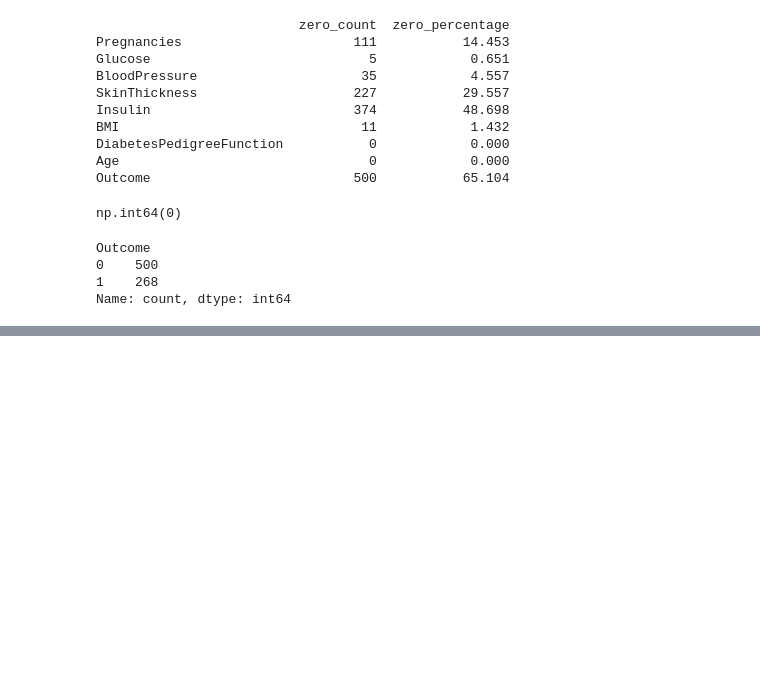
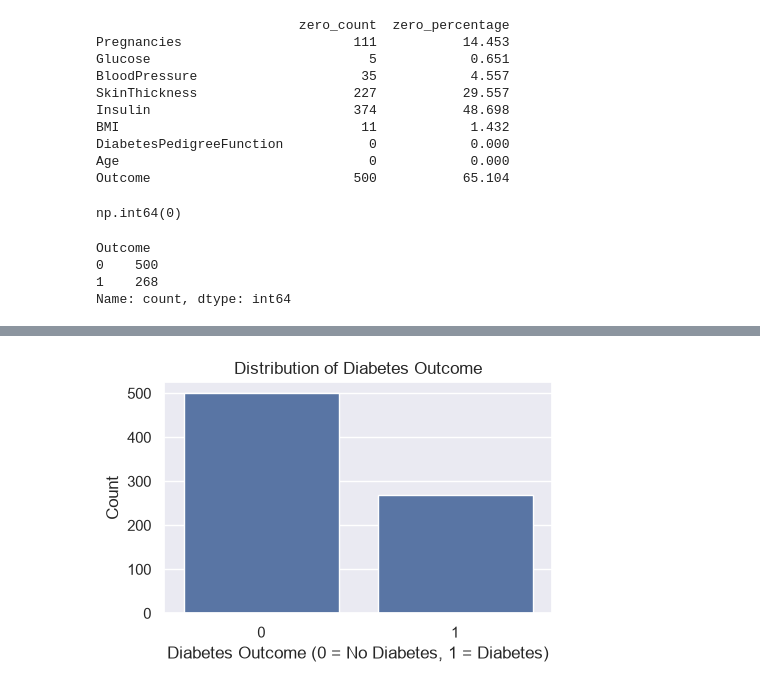
Before and after one commit to Dilshan7704/Medical-Healthcare-Assistant, a Jupyter notebook: notebook_file/Diabetes_Prediction.ipynb, the cells around one changed output, grey strips where cells are left out. Cells and saved outputs as stored; diff of their text form; code cells hidden in the pictures; blank space fills up the shorter version.

```diff
--- a/notebook_file/Diabetes_Prediction.ipynb
+++ b/notebook_file/Diabetes_Prediction.ipynb
@@ -134,0 +161,10 @@ Name: count, dtype: int64
+# %%
+#countplot for target variable
+plt.figure(figsize=(5,3))
+sns.countplot(x='Outcome', data=df)
+plt.title('Distribution of Diabetes Outcome')
+plt.xlabel('Diabetes Outcome (0 = No Diabetes, 1 = Diabetes)')
+plt.ylabel('Count')
+plt.show()
+# %% [output]
+[figure, added]
```
Also changed, not shown: parts of 6 cells of this notebook.
